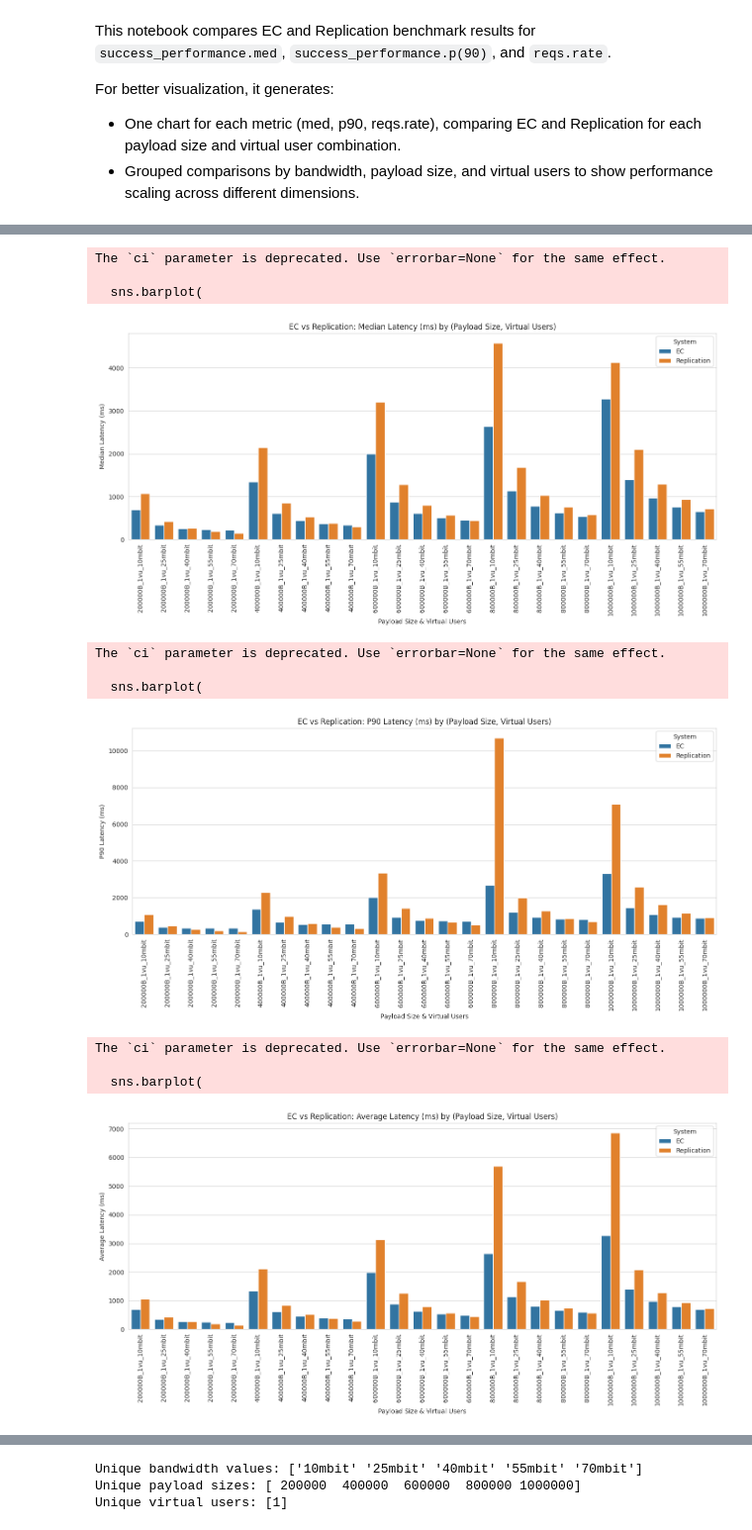
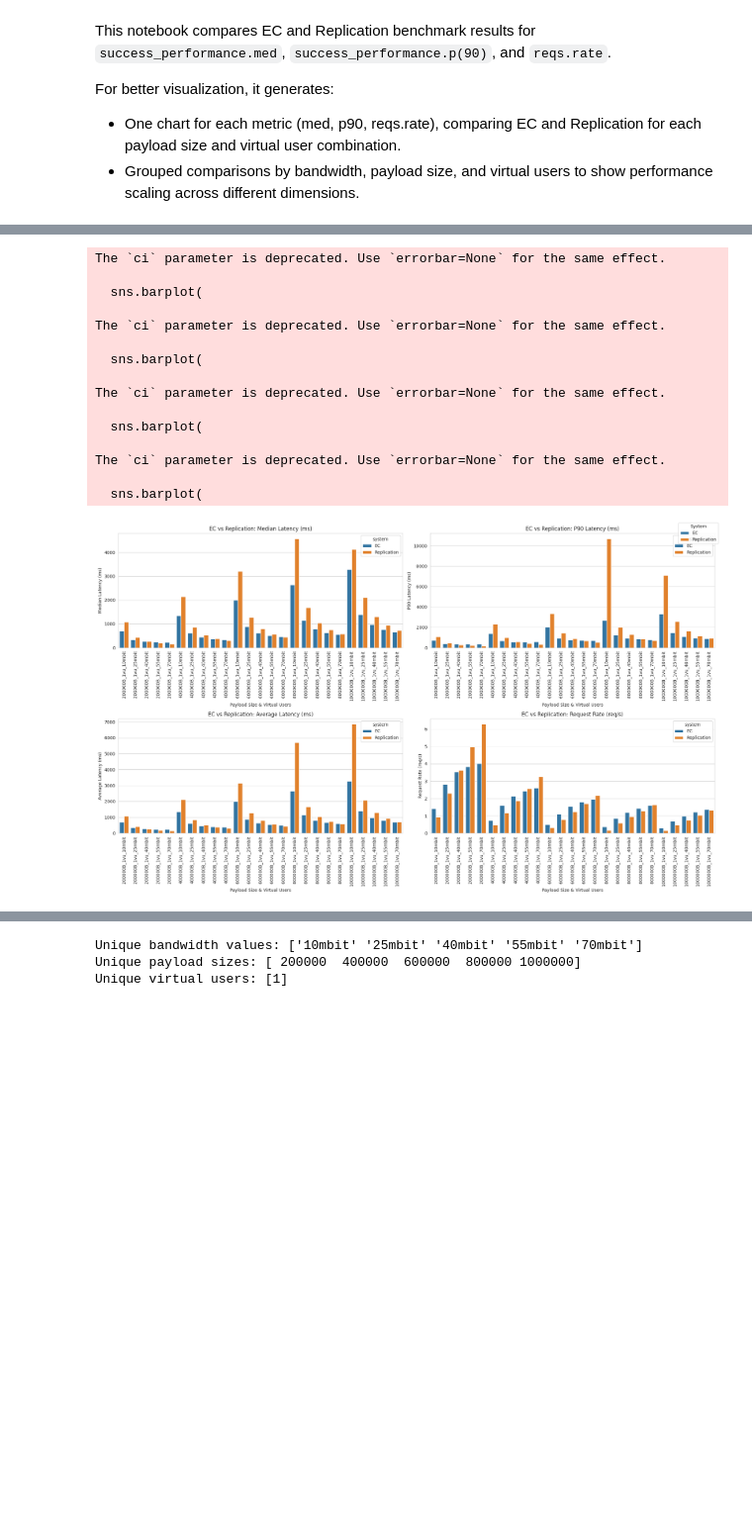
Before and after one commit to MuhamadAjiW/DistKV-Erasure-Coding, a Jupyter notebook: benchmark/benchmark_k6_write.ipynb, the cells around one changed output, grey strips where cells are left out. Shown at 99% size. Saved outputs shown, nothing was run; the diff lists cells and outputs as text; code cells hidden in the pictures; blank space fills up the shorter version.

```diff
--- a/benchmark/benchmark_k6_write.ipynb
+++ b/benchmark/benchmark_k6_write.ipynb
@@ -114,36 +114,52 @@ df
 # %%
 # Plotting: Compare EC vs Replication for each metric, grouped by (payload_size, virtual_user)
 sns.set_style("whitegrid")
 metrics = ['med', 'p90', 'avg', 'rate']
-metric_titles = {'med': 'Median Latency (ms)', 'p90': 'P90 Latency (ms)', 'avg': 'Average Latency (ms)', 'rate': 'Request Rate (req/s)'}
+metric_titles = {
+    'med': 'Median Latency (ms)',
+    'p90': 'P90 Latency (ms)',
+    'avg': 'Average Latency (ms)',
+    'rate': 'Request Rate (req/s)'
+}
 
-for metric in metrics:
-    plt.figure(figsize=(14,7))
+fig, axes = plt.subplots(2, 2, figsize=(20, 12))
+axes = axes.flatten()
+
+for ax, metric in zip(axes, metrics):
     sns.barplot(
         data=df,
         x='combo',
         y=metric,
         hue='system',
         ci=None,
-        dodge=True
+        dodge=True,
+        ax=ax
     )
-    plt.title(f'EC vs Replication: {metric_titles[metric]} by (Payload Size, Virtual Users)')
-    plt.xlabel('Payload Size & Virtual Users')
-    plt.ylabel(metric_titles[metric])
-    plt.xticks(rotation=90)
-    plt.legend(title='System')
-    plt.tight_layout()
-    plt.show()
+    ax.set_title(f'EC vs Replication: {metric_titles[metric]}')
+    ax.set_xlabel('Payload Size & Virtual Users')
+    ax.set_ylabel(metric_titles[metric])
+    ax.tick_params(axis='x', rotation=90)
+
+# single legend for all subplots
+handles, labels = axes[0].get_legend_handles_labels()
+fig.legend(handles, labels, title='System', loc='upper right')
+
+fig.tight_layout()
+plt.show()
 # %% [output]
 The `ci` parameter is deprecated. Use `errorbar=None` for the same effect.
 
   sns.barplot(
+
+The `ci` parameter is deprecated. Use `errorbar=None` for the same effect.
+
+  sns.barplot(
+
+The `ci` parameter is deprecated. Use `errorbar=None` for the same effect.
+
+  sns.barplot(
+
+The `ci` parameter is deprecated. Use `errorbar=None` for the same effect.
+
+  sns.barplot(
-[figure, old version]
+[figure, new version]
-The `ci` parameter is deprecated. Use `errorbar=None` for the same effect.
-
-  sns.barplot(
-[figure, removed]
-The `ci` parameter is deprecated. Use `errorbar=None` for the same effect.
-
-  sns.barplot(
-[figure, removed]
```
Also changed, not shown: parts of 5 cells of this notebook, 1 other file.
